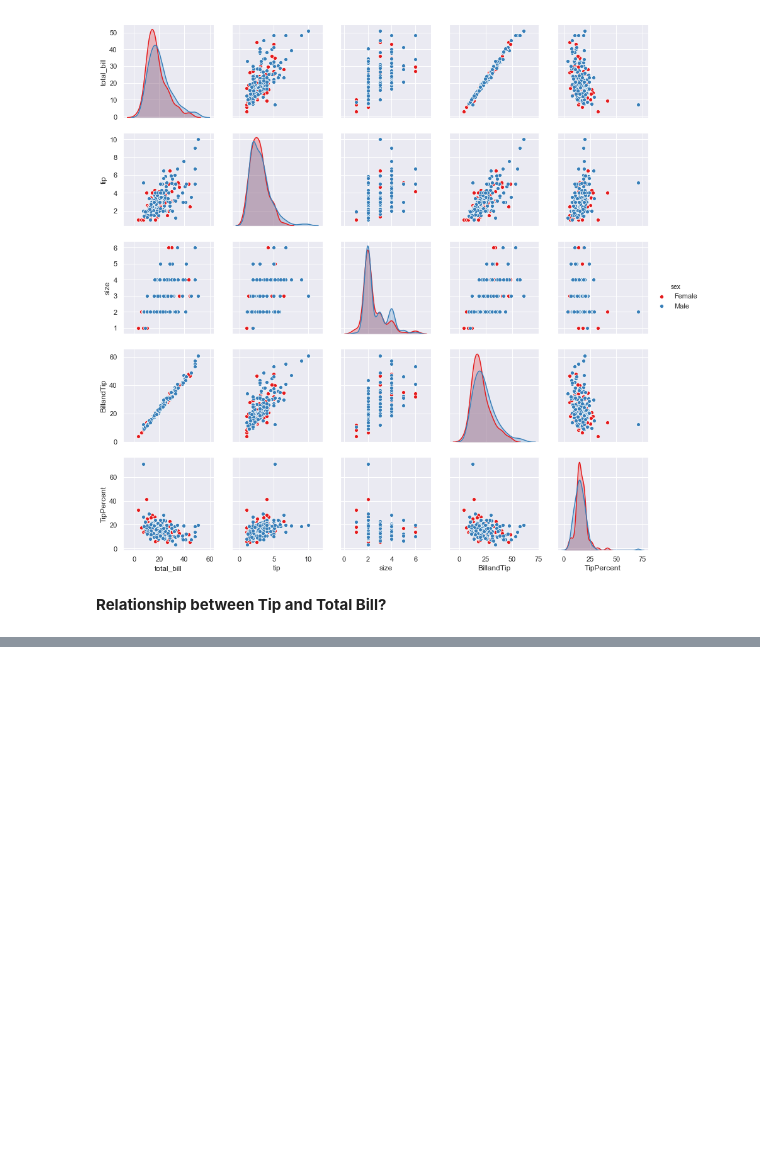
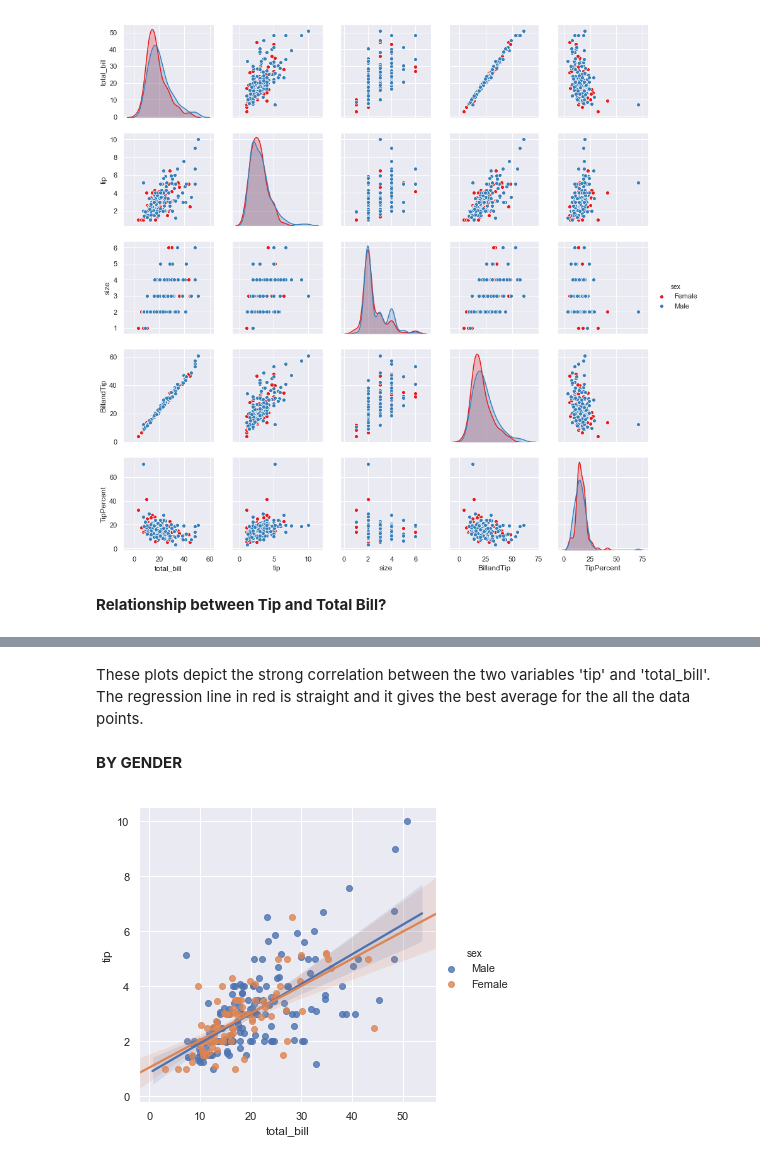
Before and after one commit to edelcorcoran/FDA-Project, a Jupyter notebook: Tips.ipynb, the cells around one changed output, grey strips where cells are left out. Cells and saved outputs as stored; diff of their text form; code cells hidden in the pictures; blank space fills up the shorter version.

Commit message:
Regression by Gender

```diff
--- a/Tips.ipynb
+++ b/Tips.ipynb
@@ -826,3 +843,13 @@ plt.show()
+# %% [markdown]
+These plots depict the strong correlation between the two variables 'tip' and 'total_bill'. The regression line in red is straight and it gives the best average for the all the data points.
+# %% [markdown]
+**BY GENDER**
+# %%
+#Generate lmplot
+sns.lmplot(x="total_bill", y="tip", data=tips, hue="sex" )
+plt.show()
+# %% [output]
+[figure, added]
 # %% [markdown]
 # References
 
```
Also changed, not shown: parts of 9 cells of this notebook.
